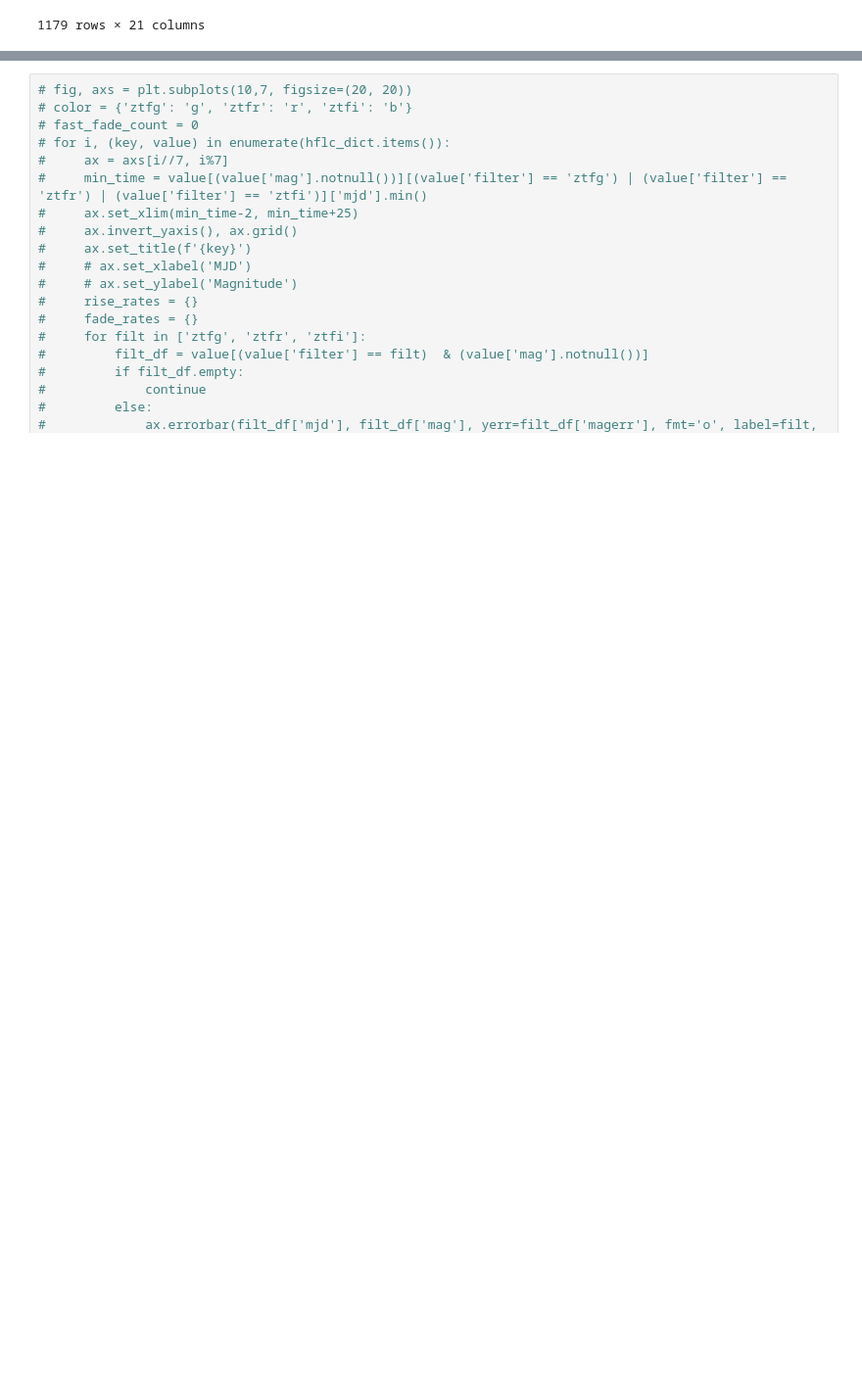
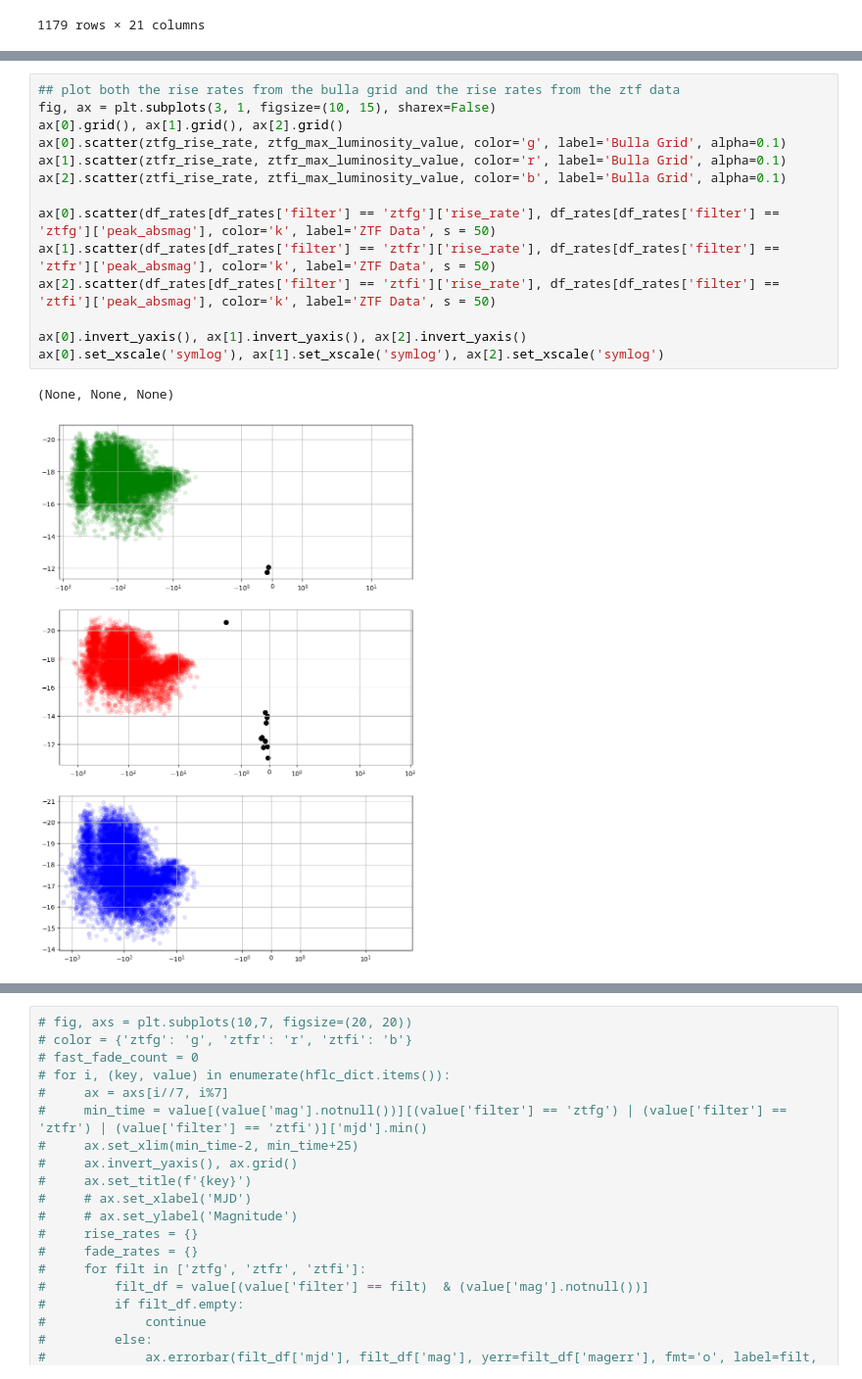
Before and after one commit to tylerbarna/kn-imposters, a Jupyter notebook: hq_candidates.ipynb, the cells around one changed output, grey strips where cells are left out. Shown at 98% size. Drawn from its saved outputs; the diff is of its cells as text; blank space fills up the shorter version.

```diff
--- a/hq_candidates.ipynb
+++ b/hq_candidates.ipynb
@@ -183,0 +461,17 @@ display(zlc_dict['ZTF18aakuewf'][zlc_dict['ZTF18aakuewf']['absmag'].notnull()])
+# %%
+## plot both the rise rates from the bulla grid and the rise rates from the ztf data
+fig, ax = plt.subplots(3, 1, figsize=(10, 15), sharex=False)
+ax[0].grid(), ax[1].grid(), ax[2].grid()
+ax[0].scatter(ztfg_rise_rate, ztfg_max_luminosity_value, color='g', label='Bulla Grid', alpha=0.1)
+ax[1].scatter(ztfr_rise_rate, ztfr_max_luminosity_value, color='r', label='Bulla Grid', alpha=0.1)
+ax[2].scatter(ztfi_rise_rate, ztfi_max_luminosity_value, color='b', label='Bulla Grid', alpha=0.1)
+
+ax[0].scatter(df_rates[df_rates['filter'] == 'ztfg']['rise_rate'], df_rates[df_rates['filter'] == 'ztfg']['peak_absmag'], color='k', label='ZTF Data', s = 50)
+ax[1].scatter(df_rates[df_rates['filter'] == 'ztfr']['rise_rate'], df_rates[df_rates['filter'] == 'ztfr']['peak_absmag'], color='k', label='ZTF Data', s = 50)
+ax[2].scatter(df_rates[df_rates['filter'] == 'ztfi']['rise_rate'], df_rates[df_rates['filter'] == 'ztfi']['peak_absmag'], color='k', label='ZTF Data', s = 50)
+
+ax[0].invert_yaxis(), ax[1].invert_yaxis(), ax[2].invert_yaxis()
+ax[0].set_xscale('symlog'), ax[1].set_xscale('symlog'), ax[2].set_xscale('symlog')
+# %% [output]
+(None, None, None)
+[figure, added]
```
Also changed, not shown: parts of 12 cells of this notebook.
